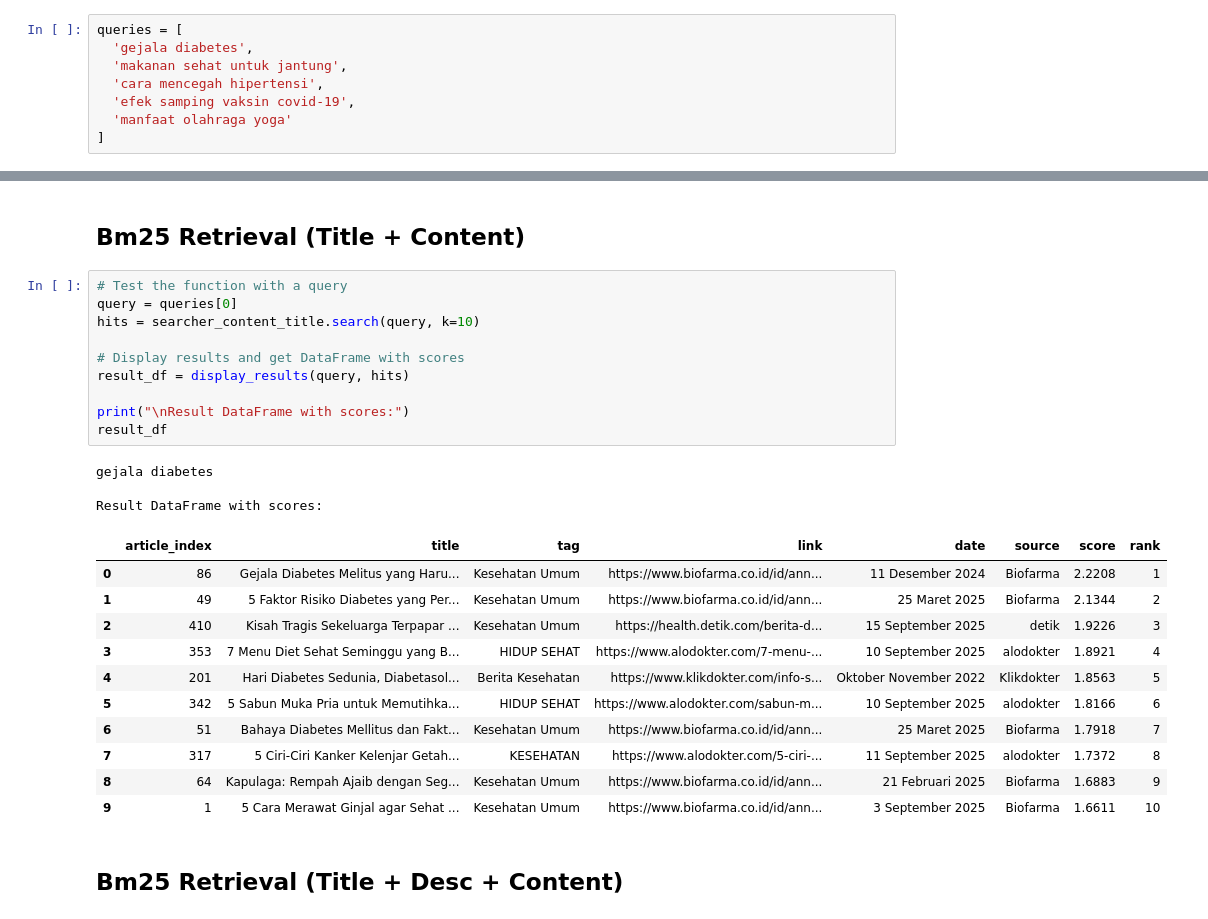
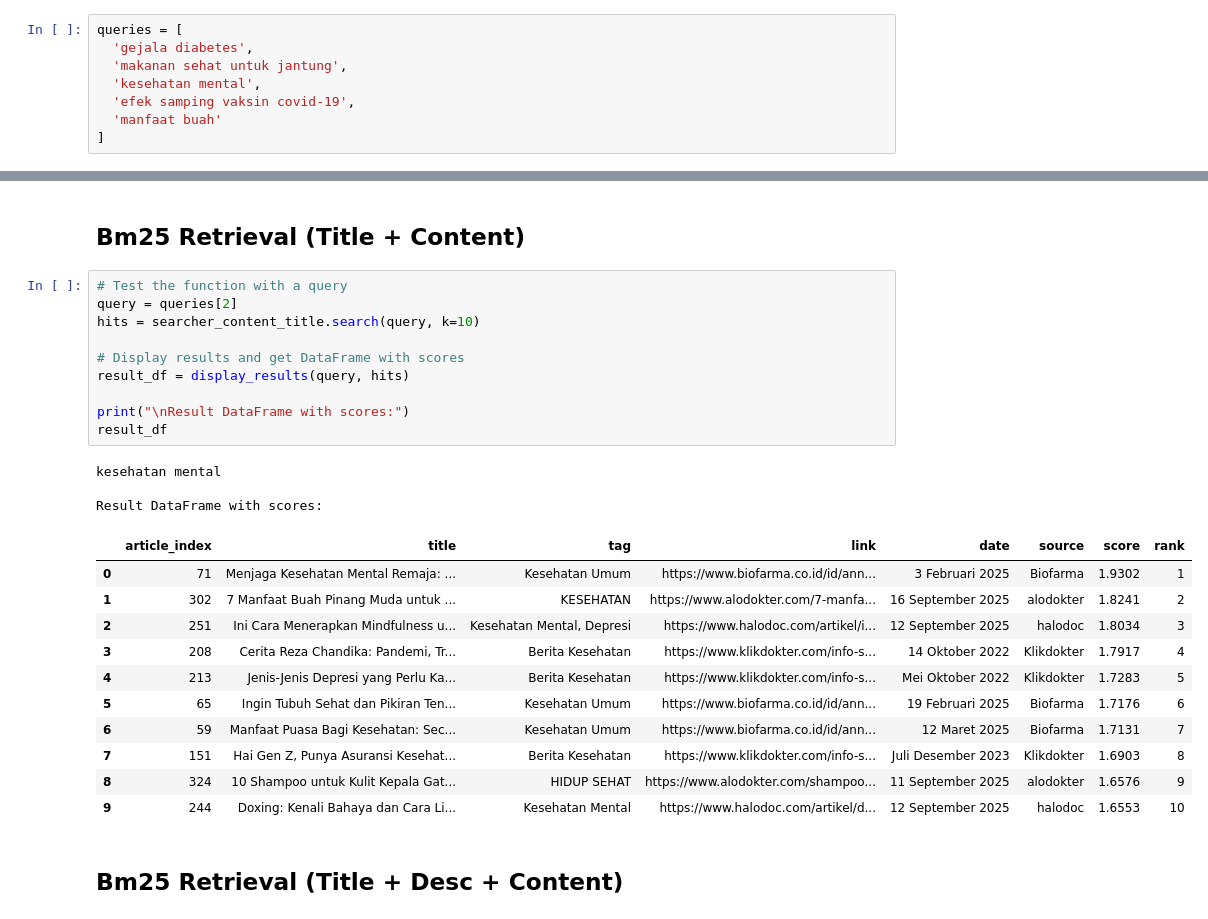
Before and after one commit to lituldust/information-retrieval-project, a Jupyter notebook: kueri/bm25retrieval.ipynb, the cells around one changed output, grey strips where cells are left out. Drawn from its saved outputs; the diff is of its cells as text.

```diff
--- a/kueri/bm25retrieval.ipynb
+++ b/kueri/bm25retrieval.ipynb
@@ -94,9 +94,9 @@ def preprocess_query(text):
 queries = [
   'gejala diabetes',
   'makanan sehat untuk jantung',
-  'cara mencegah hipertensi',
+  'kesehatan mental',
   'efek samping vaksin covid-19',
-  'manfaat olahraga yoga'
+  'manfaat buah'
 ]
 # %%
 queries = [preprocess_query(query) for query in queries]
@@ -183,29 +177,29 @@ Result DataFrame with scores:
 ## Bm25 Retrieval (Title + Content)
 # %%
 # Test the function with a query
-query = queries[0]
+query = queries[2]
 hits = searcher_content_title.search(query, k=10)
 
 # Display results and get DataFrame with scores
 result_df = display_results(query, hits)
 
 print("\nResult DataFrame with scores:")
 result_df
 # %% [output]
-gejala diabetes
+kesehatan mental
 
 Result DataFrame with scores:
 |  | article_index | title | tag | link | date | source | score | rank |
-| 0 | 86 | Gejala Diabetes Melitus yang Haru... | Kesehatan Umum | https://www.biofarma.co.id/id/ann... | 11 Desember 2024 | Biofarma | 2.2208 | 1 |
-| 1 | 49 | 5 Faktor Risiko Diabetes yang Per... | Kesehatan Umum | https://www.biofarma.co.id/id/ann... | 25 Maret 2025 | Biofarma | 2.1344 | 2 |
-| 2 | 410 | Kisah Tragis Sekeluarga Terpapar ... | Kesehatan Umum | https://health.detik.com/berita-d... | 15 September 2025 | detik | 1.9226 | 3 |
-| 3 | 353 | 7 Menu Diet Sehat Seminggu yang B... | HIDUP SEHAT | https://www.alodokter.com/7-menu-... | 10 September 2025 | alodokter | 1.8921 | 4 |
-| 4 | 201 | Hari Diabetes Sedunia, Diabetasol... | Berita Kesehatan | https://www.klikdokter.com/info-s... | Oktober November 2022 | Klikdokter | 1.8563 | 5 |
-| 5 | 342 | 5 Sabun Muka Pria untuk Memutihka... | HIDUP SEHAT | https://www.alodokter.com/sabun-m... | 10 September 2025 | alodokter | 1.8166 | 6 |
-| 6 | 51 | Bahaya Diabetes Mellitus dan Fakt... | Kesehatan Umum | https://www.biofarma.co.id/id/ann... | 25 Maret 2025 | Biofarma | 1.7918 | 7 |
-| 7 | 317 | 5 Ciri-Ciri Kanker Kelenjar Getah... | KESEHATAN | https://www.alodokter.com/5-ciri-... | 11 September 2025 | alodokter | 1.7372 | 8 |
-| 8 | 64 | Kapulaga: Rempah Ajaib dengan Seg... | Kesehatan Umum | https://www.biofarma.co.id/id/ann... | 21 Februari 2025 | Biofarma | 1.6883 | 9 |
-| 9 | 1 | 5 Cara Merawat Ginjal agar Sehat ... | Kesehatan Umum | https://www.biofarma.co.id/id/ann... | 3 September 2025 | Biofarma | 1.6611 | 10 |
+| 0 | 71 | Menjaga Kesehatan Mental Remaja: ... | Kesehatan Umum | https://www.biofarma.co.id/id/ann... | 3 Februari 2025 | Biofarma | 1.9302 | 1 |
+| 1 | 302 | 7 Manfaat Buah Pinang Muda untuk ... | KESEHATAN | https://www.alodokter.com/7-manfa... | 16 September 2025 | alodokter | 1.8241 | 2 |
+| 2 | 251 | Ini Cara Menerapkan Mindfulness u... | Kesehatan Mental, Depresi | https://www.halodoc.com/artikel/i... | 12 September 2025 | halodoc | 1.8034 | 3 |
+| 3 | 208 | Cerita Reza Chandika: Pandemi, Tr... | Berita Kesehatan | https://www.klikdokter.com/info-s... | 14 Oktober 2022 | Klikdokter | 1.7917 | 4 |
+| 4 | 213 | Jenis-Jenis Depresi yang Perlu Ka... | Berita Kesehatan | https://www.klikdokter.com/info-s... | Mei Oktober 2022 | Klikdokter | 1.7283 | 5 |
+| 5 | 65 | Ingin Tubuh Sehat dan Pikiran Ten... | Kesehatan Umum | https://www.biofarma.co.id/id/ann... | 19 Februari 2025 | Biofarma | 1.7176 | 6 |
+| 6 | 59 | Manfaat Puasa Bagi Kesehatan: Sec... | Kesehatan Umum | https://www.biofarma.co.id/id/ann... | 12 Maret 2025 | Biofarma | 1.7131 | 7 |
+| 7 | 151 | Hai Gen Z, Punya Asuransi Kesehat... | Berita Kesehatan | https://www.klikdokter.com/info-s... | Juli Desember 2023 | Klikdokter | 1.6903 | 8 |
+| 8 | 324 | 10 Shampoo untuk Kulit Kepala Gat... | HIDUP SEHAT | https://www.alodokter.com/shampoo... | 11 September 2025 | alodokter | 1.6576 | 9 |
+| 9 | 244 | Doxing: Kenali Bahaya dan Cara Li... | Kesehatan Mental | https://www.halodoc.com/artikel/d... | 12 September 2025 | halodoc | 1.6553 | 10 |
 # %% [markdown]
 ## Bm25 Retrieval (Title + Desc + Content)
 # %%
```
Also changed, not shown: parts of 2 cells of this notebook, 1 other file.
